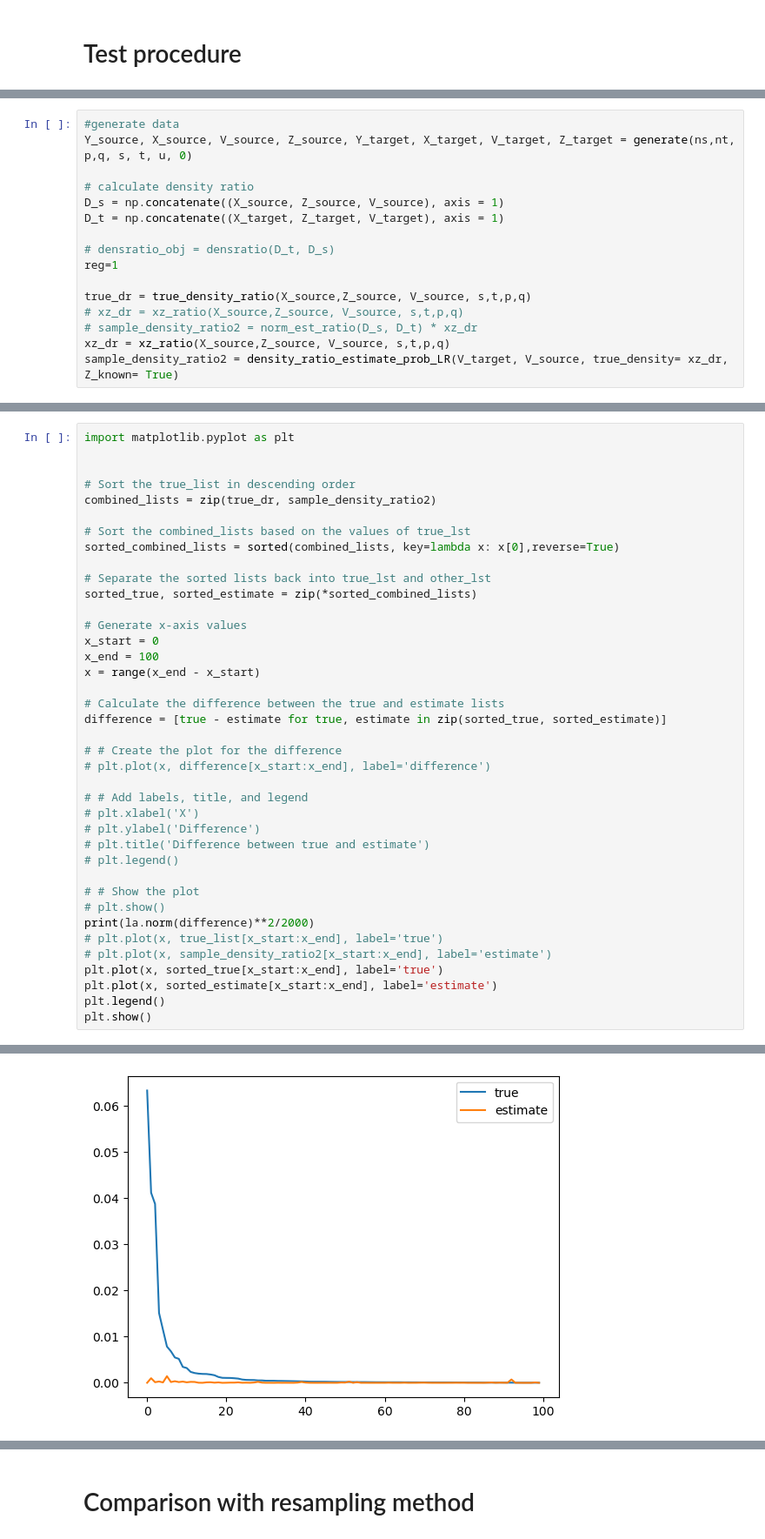
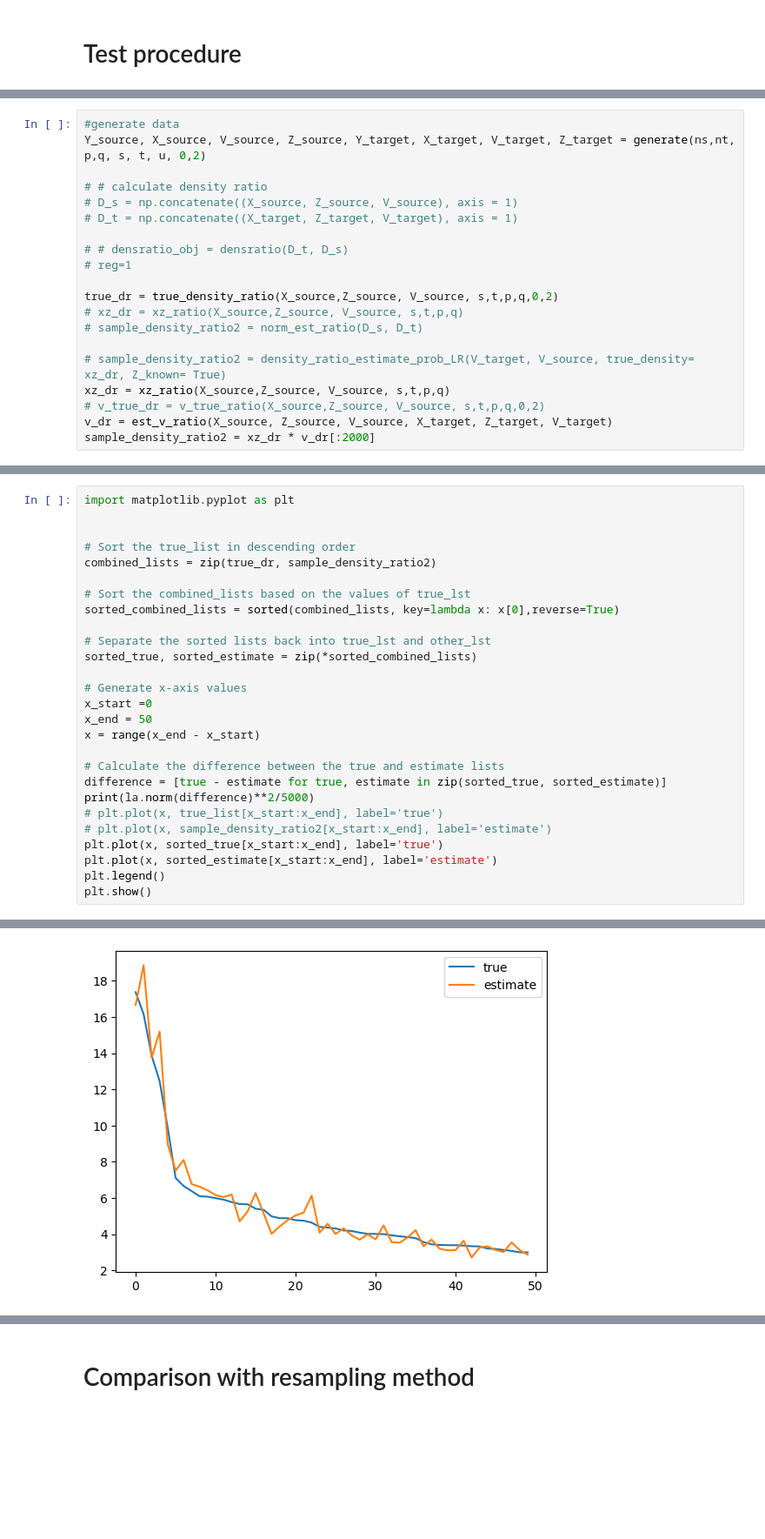
Before and after one commit to BowenXU0126/Covariate-shift-CRT, a Jupyter notebook: Covariate Shift.ipynb, the cells around one changed output, grey strips where cells are left out. Shown: that part at 87% size. Saved outputs shown, nothing was run; the diff lists cells and outputs as text; blank space fills up the shorter version.

```diff
--- a/Covariate Shift.ipynb
+++ b/Covariate Shift.ipynb
@@ -340,16 +464,20 @@ u = np.random.normal(2, 1, p)
 # %%
 #generate data
-Y_source, X_source, V_source, Z_source, Y_target, X_target, V_target, Z_target = generate(ns,nt, p,q, s, t, u, 0)
+Y_source, X_source, V_source, Z_source, Y_target, X_target, V_target, Z_target = generate(ns,nt, p,q, s, t, u, 0,2)
 
-# calculate density ratio
-D_s = np.concatenate((X_source, Z_source, V_source), axis = 1)
-D_t = np.concatenate((X_target, Z_target, V_target), axis = 1)
+# # calculate density ratio
+# D_s = np.concatenate((X_source, Z_source, V_source), axis = 1)
+# D_t = np.concatenate((X_target, Z_target, V_target), axis = 1)
 
-# densratio_obj = densratio(D_t, D_s)
-reg=1
+# # densratio_obj = densratio(D_t, D_s)
+# reg=1
 
-true_dr = true_density_ratio(X_source,Z_source, V_source, s,t,p,q)
+true_dr = true_density_ratio(X_source,Z_source, V_source, s,t,p,q,0,2)
 # xz_dr = xz_ratio(X_source,Z_source, V_source, s,t,p,q)
-# sample_density_ratio2 = norm_est_ratio(D_s, D_t) * xz_dr
+# sample_density_ratio2 = norm_est_ratio(D_s, D_t)
+
+# sample_density_ratio2 = density_ratio_estimate_prob_LR(V_target, V_source, true_density= xz_dr, Z_known= True)
 xz_dr = xz_ratio(X_source,Z_source, V_source, s,t,p,q)
-sample_density_ratio2 = density_ratio_estimate_prob_LR(V_target, V_source, true_density= xz_dr, Z_known= True)
+# v_true_dr = v_true_ratio(X_source,Z_source, V_source, s,t,p,q,0,2)
+v_dr = est_v_ratio(X_source, Z_source, V_source, X_target, Z_target, V_target)
+sample_density_ratio2 = xz_dr * v_dr[:2000]
@@ -400,25 +529,13 @@ sorted_combined_lists = sorted(combined_lists, key=lambda x: x[0],reverse=True)
 sorted_true, sorted_estimate = zip(*sorted_combined_lists)
 
 # Generate x-axis values
-x_start = 0
-x_end = 100
+x_start =0
+x_end = 50
 x = range(x_end - x_start)
 
 # Calculate the difference between the true and estimate lists
 difference = [true - estimate for true, estimate in zip(sorted_true, sorted_estimate)]
-
-# # Create the plot for the difference
-# plt.plot(x, difference[x_start:x_end], label='difference')
-
-# # Add labels, title, and legend
-# plt.xlabel('X')
-# plt.ylabel('Difference')
-# plt.title('Difference between true and estimate')
-# plt.legend()
-
-# # Show the plot
-# plt.show()
-print(la.norm(difference)**2/2000)
+print(la.norm(difference)**2/5000)
 # plt.plot(x, true_list[x_start:x_end], label='true')
 # plt.plot(x, sample_density_ratio2[x_start:x_end], label='estimate')
 plt.plot(x, sorted_true[x_start:x_end], label='true')
@@ -430,4 +547,4 @@ plt.show()
-[figure, old version]
+[figure, new version]
 # %%
 # Calculate average loss of 2 estimate method
 for i in range(1000):
```
Also changed, not shown: parts of 35 cells of this notebook, 8 other files.
